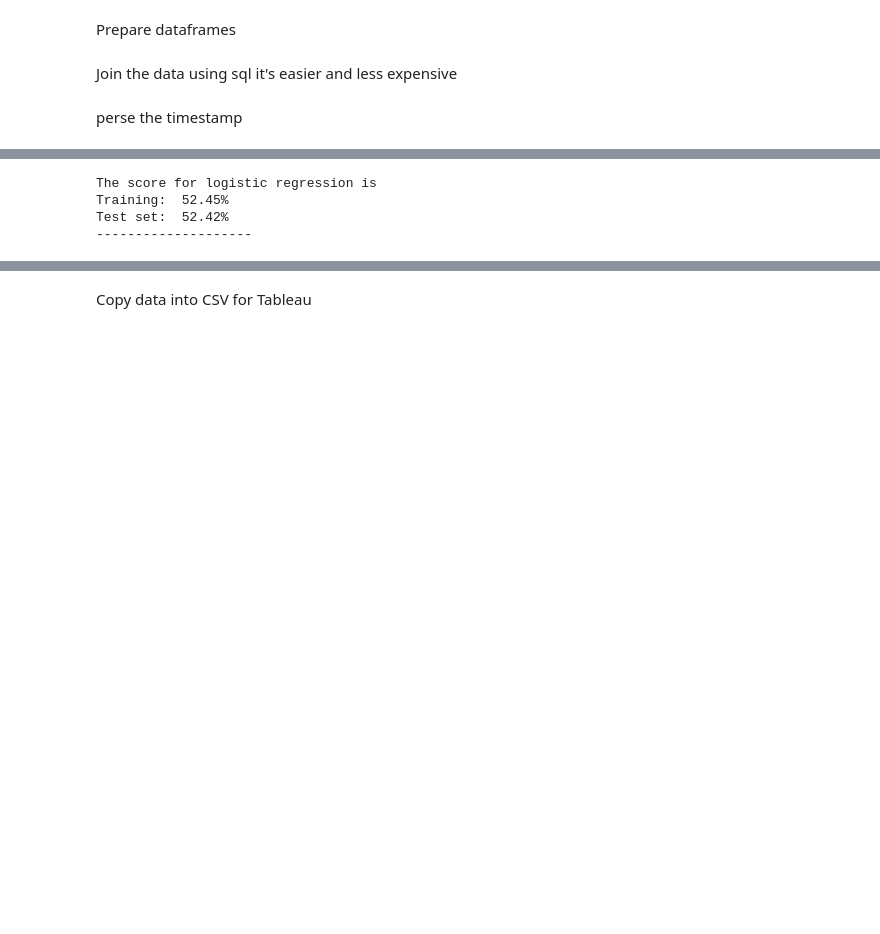
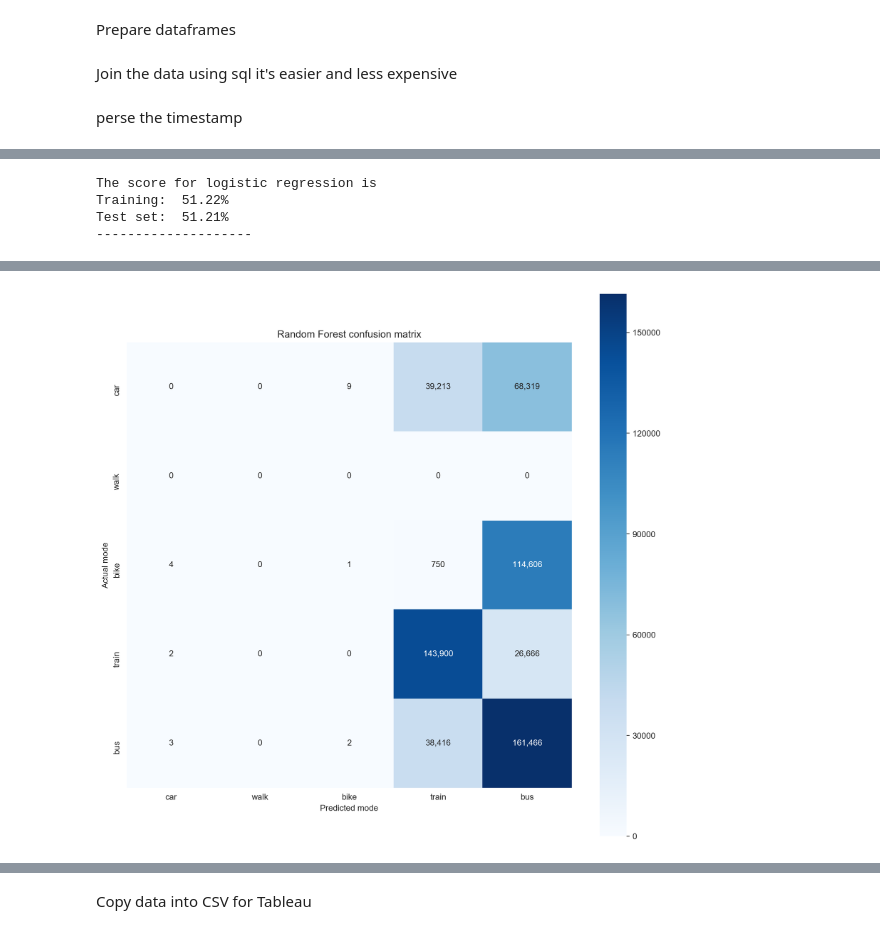
Before and after one commit to nalhaidari/Project_3, a Jupyter notebook: Project_3.ipynb, the cells around one changed output, grey strips where cells are left out. Saved outputs shown, nothing was run; the diff lists cells and outputs as text; code cells hidden in the pictures; blank space fills up the shorter version.

```diff
--- a/Project_3.ipynb
+++ b/Project_3.ipynb
@@ -376,4 +287,6 @@ X_train, X_test, y_train, y_test = train_test_split(X, y, test_size=0.5, random_
 # %%
+X = model1.iloc[:,:-1]
+y = model1.iloc[:,-1]
 X_train, X_test, y_train, y_test = train_test_split(X, y, test_size=0.3, random_state=2, stratify=y)
 logit1 = LogisticRegression(n_jobs=16, C = 0.95,solver= "newton-cg")
 logit1.fit(X_train, y_train)
@@ -381,17 +294,20 @@ print("The score for logistic regression is")
 #score returns mean accuracy
 print("Training: {:6.2f}%".format(100*logit1.score(X_train, y_train)))
 print("Test set: {:6.2f}%".format(100*logit1.score(X_test, y_test)),end = "\n"+"-"*20+"\n")
+pickle.dump(logit1,  open("Logistic Rigrission_1","wb"))
+plt.figure(figsize=(12,12),dpi=100)
 
-logit_confusion = confusion_matrix(y_test, logit1.predict(X_test))
-plt.figure(dpi=100)
-sns.heatmap(logit_confusion, cmap=plt.cm.Blues, annot=True, square=True,
-           )
+rforest_confusion = confusion_matrix(y_test, logit1.predict(X_test),labels=["car", "walk" , "bike","train","bus"])
+sns.heatmap(rforest_confusion, cmap=plt.cm.Blues, annot=True, square=True,fmt = ",d",
+           xticklabels=["car", "walk" , "bike","train","bus"],
+            yticklabels=["car", "walk" , "bike","train","bus"],)
 
 plt.xlabel('Predicted mode')
 plt.ylabel('Actual mode')
-plt.title('Logistic regrission confusion matrix');
+plt.title('Random Forest confusion matrix')
+plt.savefig("Logist_regrission1.eps",format="eps")
 # %% [output]
 The score for logistic regression is
-Training:  52.45%
-Test set:  52.42%
+Training:  51.22%
+Test set:  51.21%
 --------------------
@@ -399 +314,2 @@ Test set:  52.42%
+[figure, added]
 # %%
```
Also changed, not shown: parts of 92 cells of this notebook, 30 other files.
